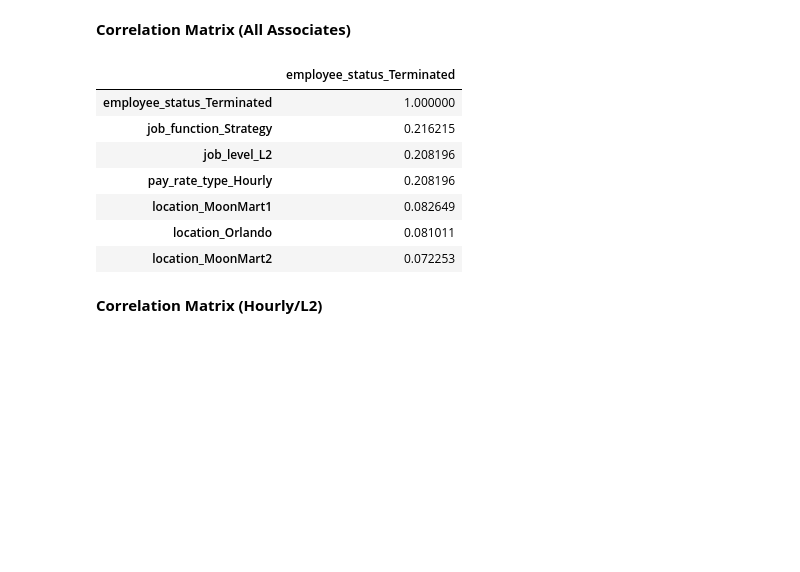
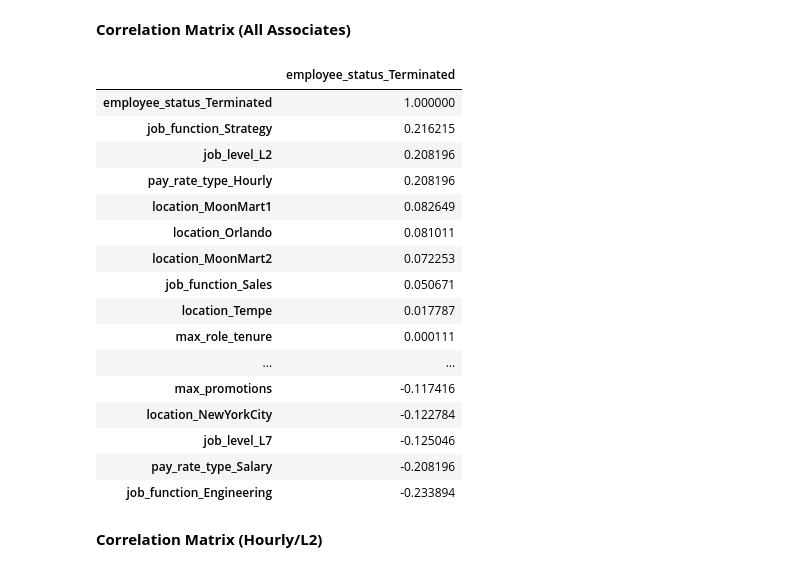
Before and after one commit to couch2coders/DoorDash, a Jupyter notebook: Code Files/Data Prep.ipynb, the cells around one changed output. Cells and saved outputs as stored; diff of their text form; code cells hidden in the pictures; blank space fills up the shorter version.

```diff
--- a/Code Files/Data Prep.ipynb
+++ b/Code Files/Data Prep.ipynb
@@ -271,16 +271,25 @@ df_corr2[df_corr['employee_id'] == 12]
 # %%
 corr = df_corr2.drop(columns = ['effective_date','employee_id','employee_status_Active']).corr()
 
-corr[['employee_status_Terminated']].sort_values(by = 'employee_status_Terminated',ascending = False).head(7)
+corr[['employee_status_Terminated']].sort_values(by = 'employee_status_Terminated',ascending = False)
 # %% [output]
 |  | employee_status_Terminated |
 | employee_status_Terminated | 1.000000 |
 | job_function_Strategy | 0.216215 |
 | job_level_L2 | 0.208196 |
 | pay_rate_type_Hourly | 0.208196 |
 | location_MoonMart1 | 0.082649 |
 | location_Orlando | 0.081011 |
 | location_MoonMart2 | 0.072253 |
+| job_function_Sales | 0.050671 |
+| location_Tempe | 0.017787 |
+| max_role_tenure | 0.000111 |
+| ... | ... |
+| max_promotions | -0.117416 |
+| location_NewYorkCity | -0.122784 |
+| job_level_L7 | -0.125046 |
+| pay_rate_type_Salary | -0.208196 |
+| job_function_Engineering | -0.233894 |
 # %% [markdown]
 **Correlation Matrix (Hourly/L2)**
 # %%
```
Also changed, not shown: parts of 5 cells of this notebook, 2 other files.
